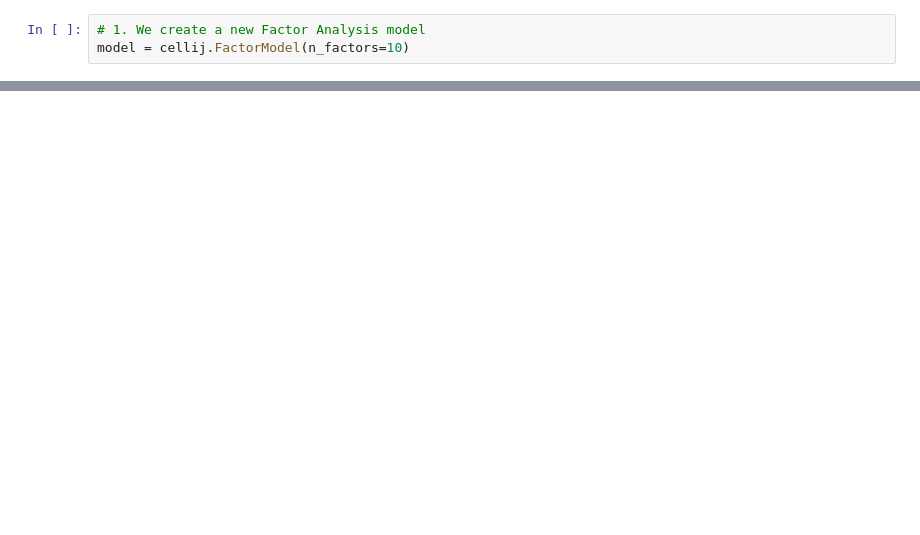
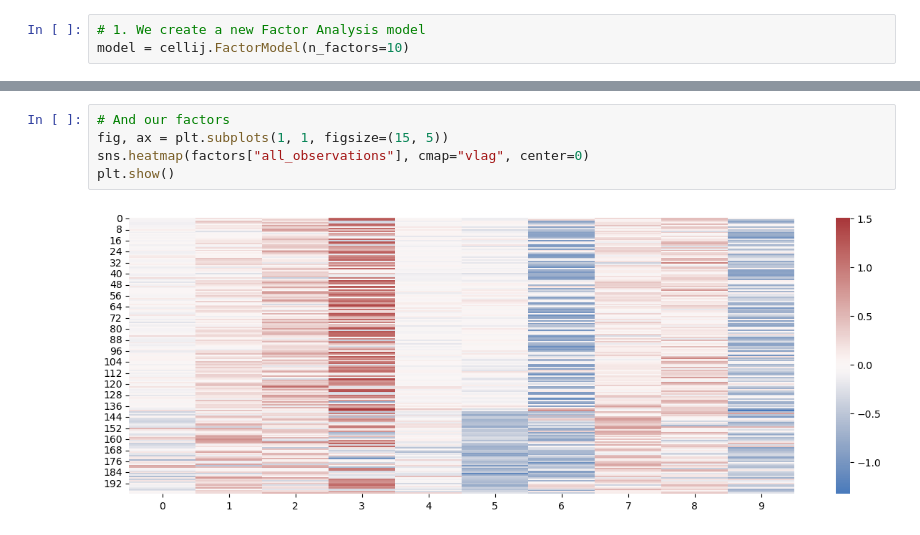
Before and after one commit to bioFAM/cellij-notebooks, a Jupyter notebook: notebooks/example_multi_view.ipynb, the cells around one changed output, grey strips where cells are left out. Drawn from its saved outputs; the diff is of its cells as text; blank space fills up the shorter version.

```diff
--- a/notebooks/example_multi_view.ipynb
+++ b/notebooks/example_multi_view.ipynb
@@ -64,0 +70,7 @@ lined_heatmap(
+# %%
+# And our factors
+fig, ax = plt.subplots(1, 1, figsize=(15, 5))
+sns.heatmap(factors["all_observations"], cmap="vlag", center=0)
+plt.show()
+# %% [output]
+[figure, added]
```
Also changed, not shown: parts of 17 cells of this notebook.
